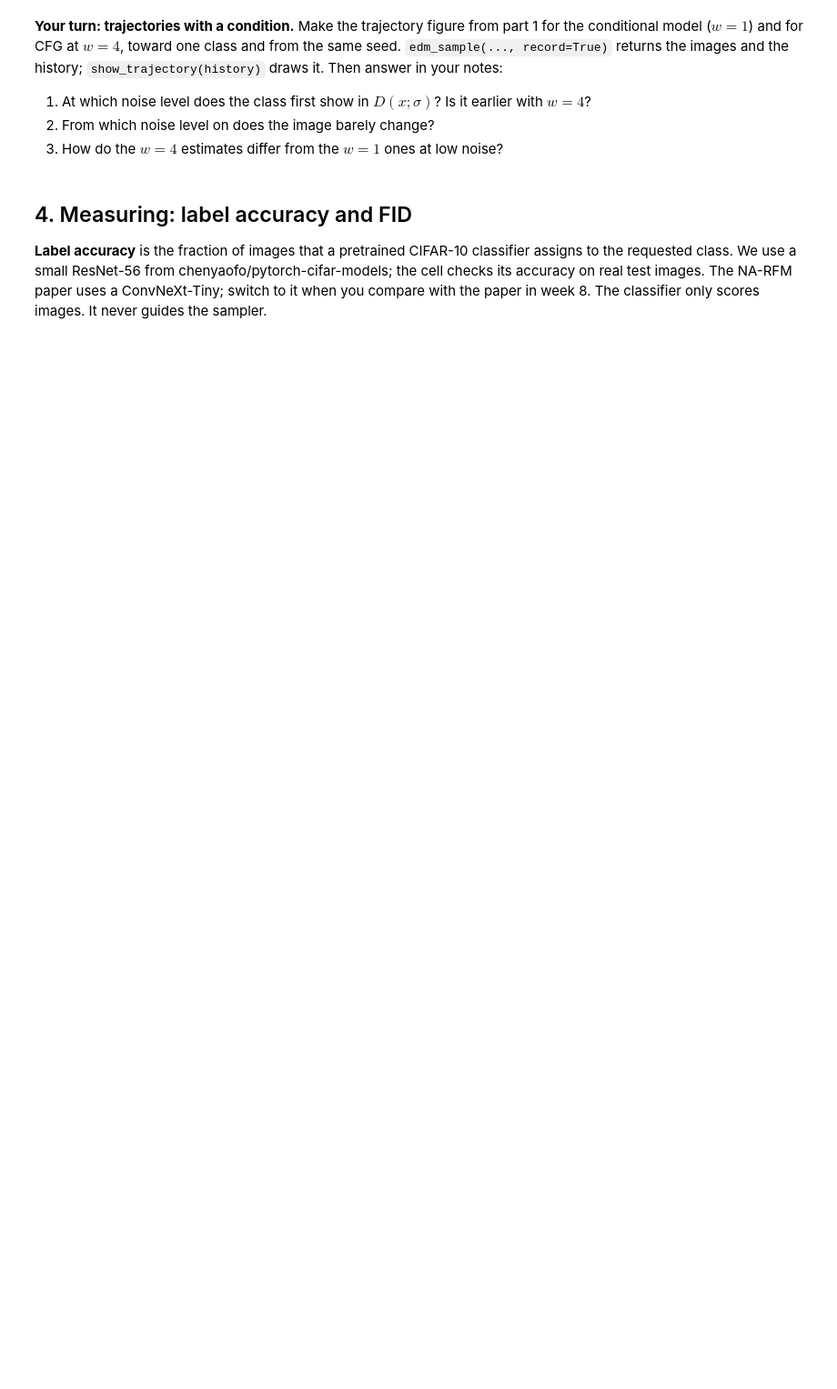
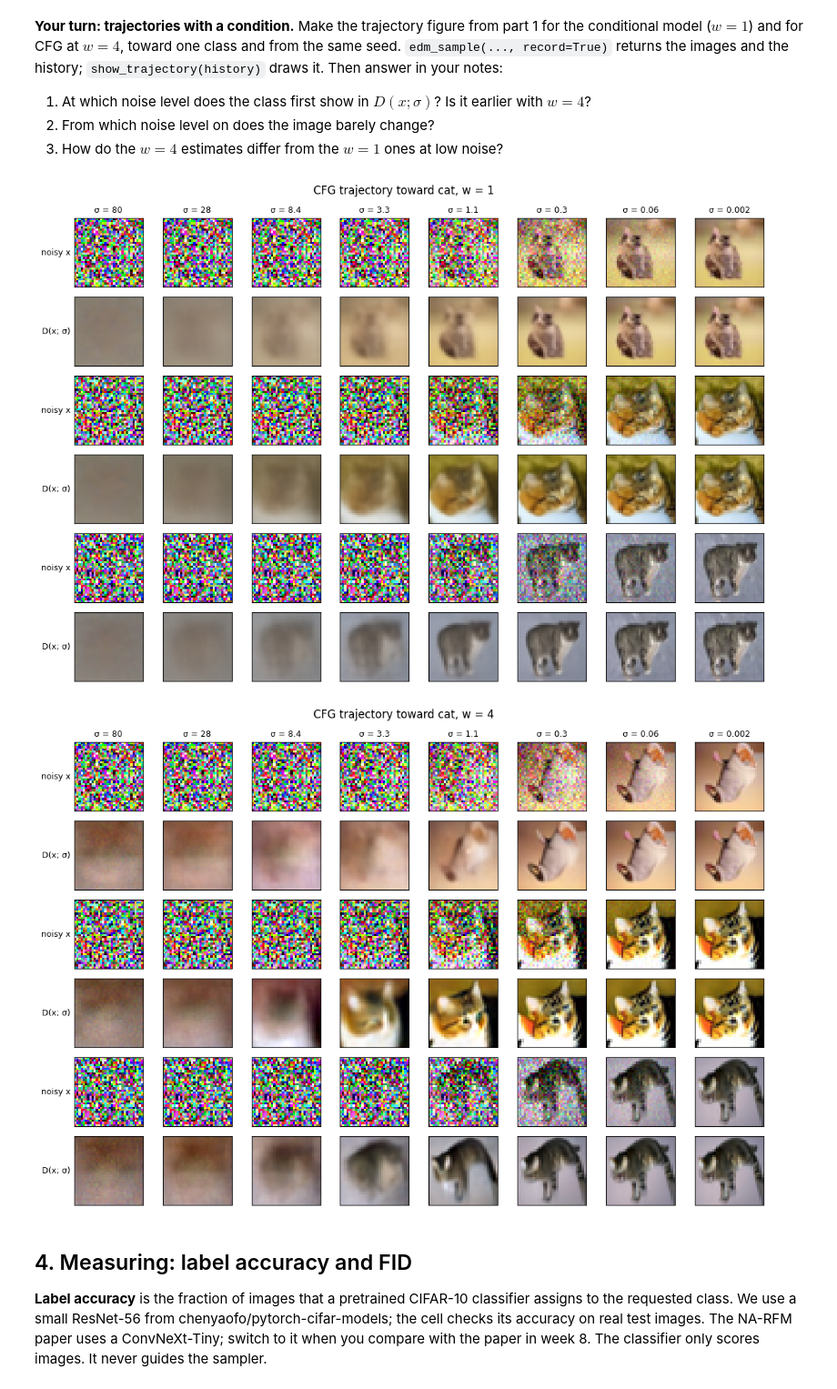
Before and after one commit to nimishamishra95/dsc180a-diffusion-q1, a Jupyter notebook: cifar10_edm_lab.ipynb, the cells around one changed output. Shown at 91% size. Cells and saved outputs as stored; diff of their text form; code cells hidden in the pictures; blank space fills up the shorter version.

```diff
--- a/cifar10_edm_lab.ipynb
+++ b/cifar10_edm_lab.ipynb
@@ -380,6 +411,23 @@ the images and the history; `show_trajectory(history)` draws it. Then answer in
 3. How do the $w = 4$ estimates differ from the $w = 1$ ones at low noise?
 # %%
 # Your turn: the trajectory for the conditional model (w = 1) and for CFG at w = 4, toward one class.
+labels = torch.full((3,), CLASSES.index("cat"))
+
+for w in [1, 4]:
+    samples, history = edm_sample(
+        lambda x, s: D_cfg(x, s, labels, w),
+        n=3,
+        seed=2,
+        record=True
+    )
+
+    show_trajectory(
+        history,
+        title=f"CFG trajectory toward cat, w = {w}"
+    )
+# %% [output]
+[figure, added]
+[figure, added]
 # %% [markdown]
 ## 4. Measuring: label accuracy and FID
 
```
Also changed, not shown: parts of 15 cells of this notebook.
